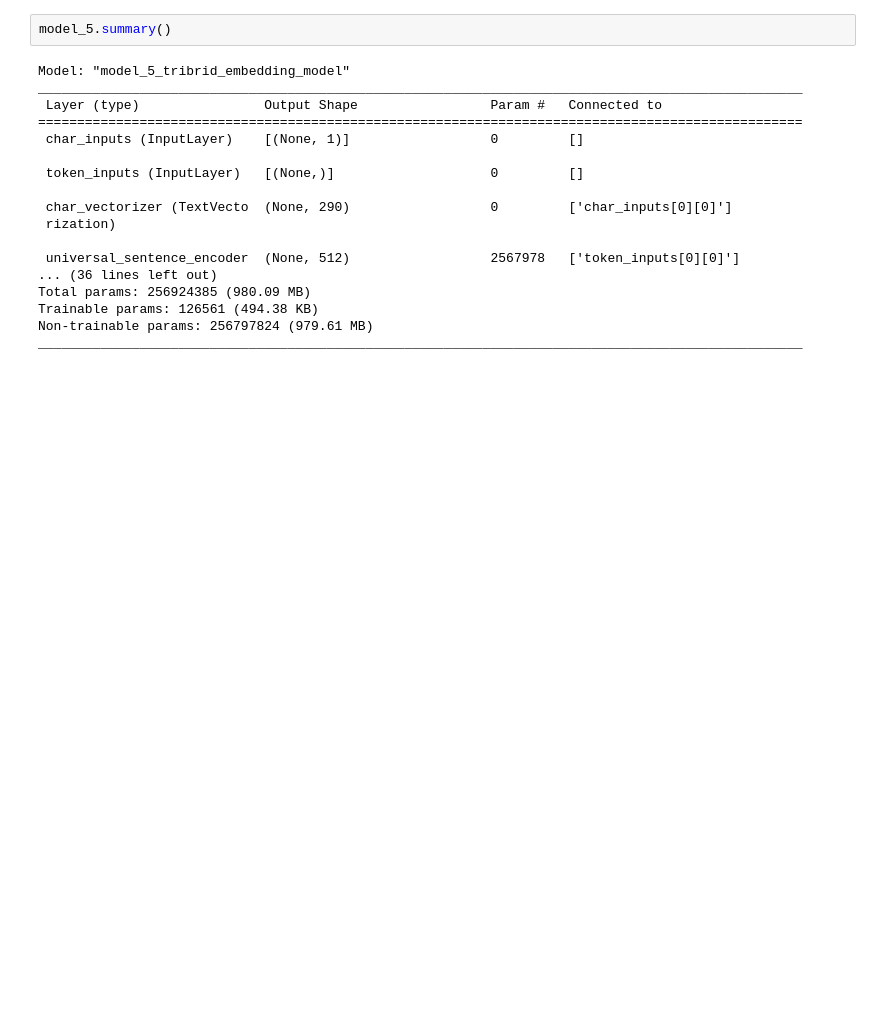
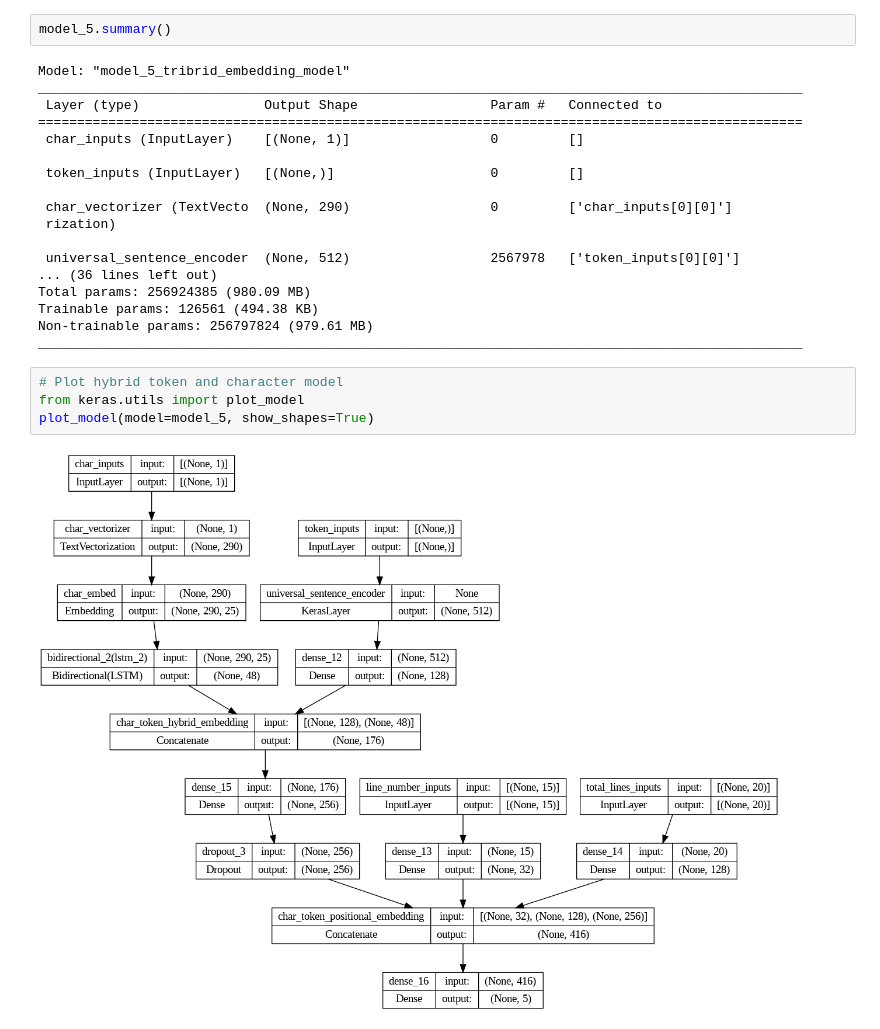
Before and after one commit to cgrundman/ZTM-TensorFlow-Developer, a Jupyter notebook: 09_milestone_project_2_skimlit.ipynb, the cells around one changed output. Drawn from its saved outputs; the diff is of its cells as text; blank space fills up the shorter version.

```diff
--- a/09_milestone_project_2_skimlit.ipynb
+++ b/09_milestone_project_2_skimlit.ipynb
@@ -1312,3 +1312,9 @@ Total params: 256924385 (980.09 MB)
 Trainable params: 126561 (494.38 KB)
 Non-trainable params: 256797824 (979.61 MB)
 __________________________________________________________________________________________________
+# %%
+# Plot hybrid token and character model
+from keras.utils import plot_model
+plot_model(model=model_5, show_shapes=True)
+# %% [output]
+[figure, added]
```
Also changed, not shown: parts of 6 cells of this notebook.
